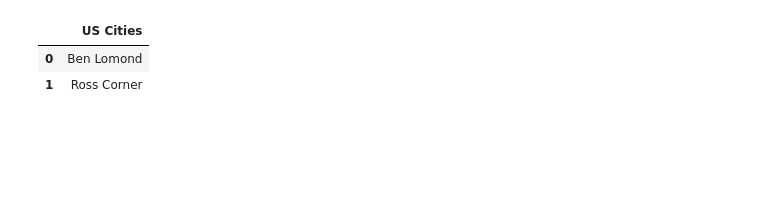
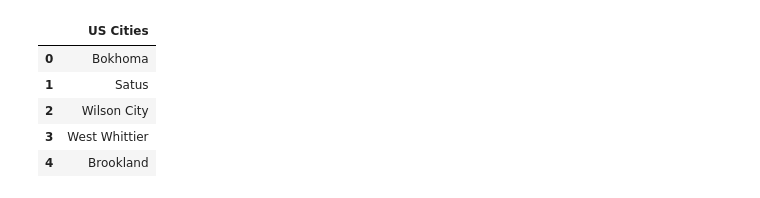
Before and after one commit to jaredstewartcase/Project-1-Bashplotlib, a Jupyter notebook: Yelp_Master.ipynb, the cells around one changed output. Cells and saved outputs as stored; diff of their text form; code cells hidden in the pictures; blank space fills up the shorter version.

```diff
--- a/Yelp_Master.ipynb
+++ b/Yelp_Master.ipynb
@@ -25,15 +25,18 @@ review_data={"Business ID":[],
 # %%
 myDB=pydbgen.pydb()
 city=[]
-for cities in range(2):
+for cities in range(5):
     city.append(myDB.city_real())
 city_yelp=pd.DataFrame(city)
 city_yelp=city_yelp.rename(columns={0:"US Cities"})
 city_yelp.head()
 # %% [output]
 |  | US Cities |
-| 0 | Ben Lomond |
-| 1 | Ross Corner |
+| 0 | Bokhoma |
+| 1 | Satus |
+| 2 | Wilson City |
+| 3 | West Whittier |
+| 4 | Brookland |
 # %%
 api_key=api_key
 headers = {"Authorization": (f"Bearer {api_key}")}
```
Also changed, not shown: parts of 6 cells of this notebook.
